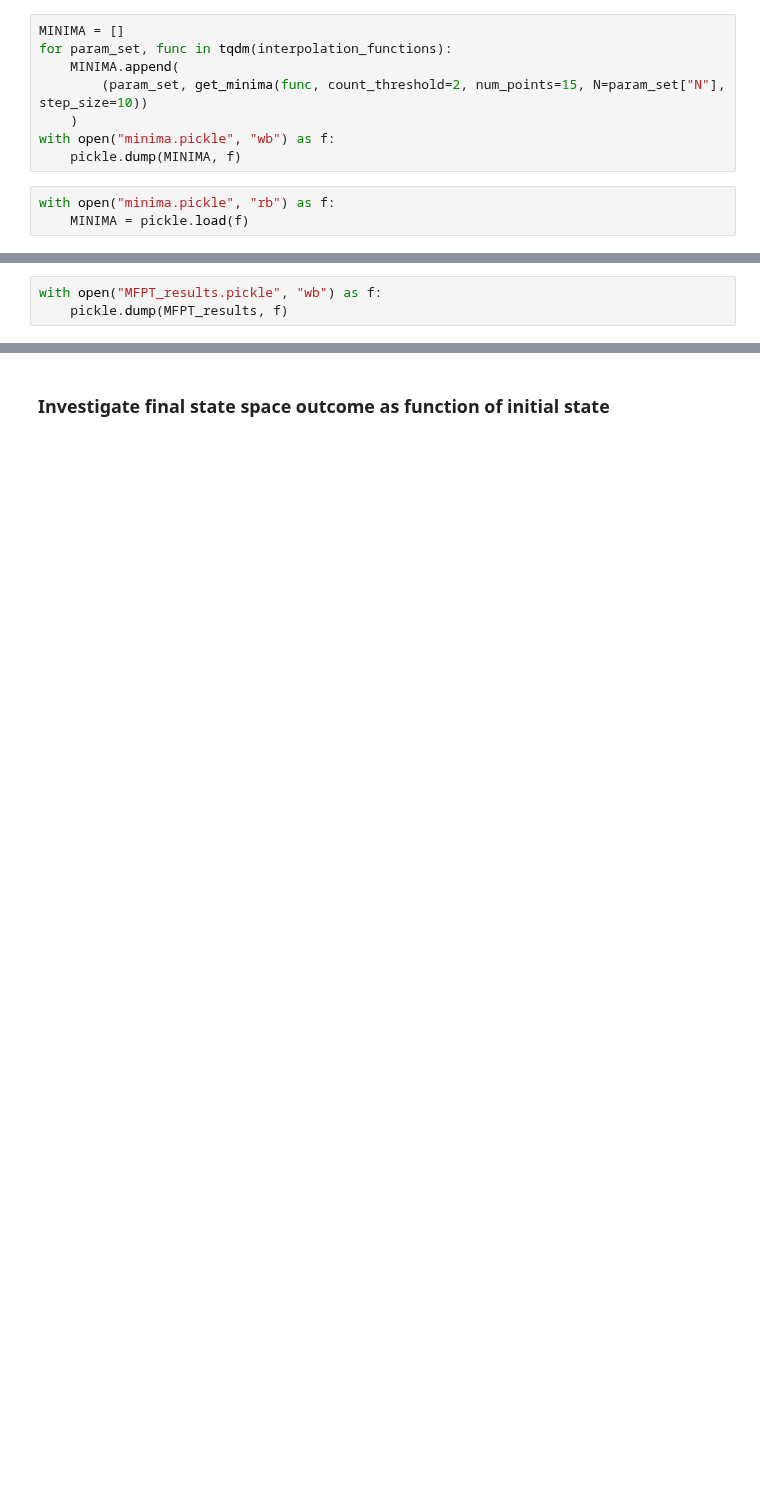
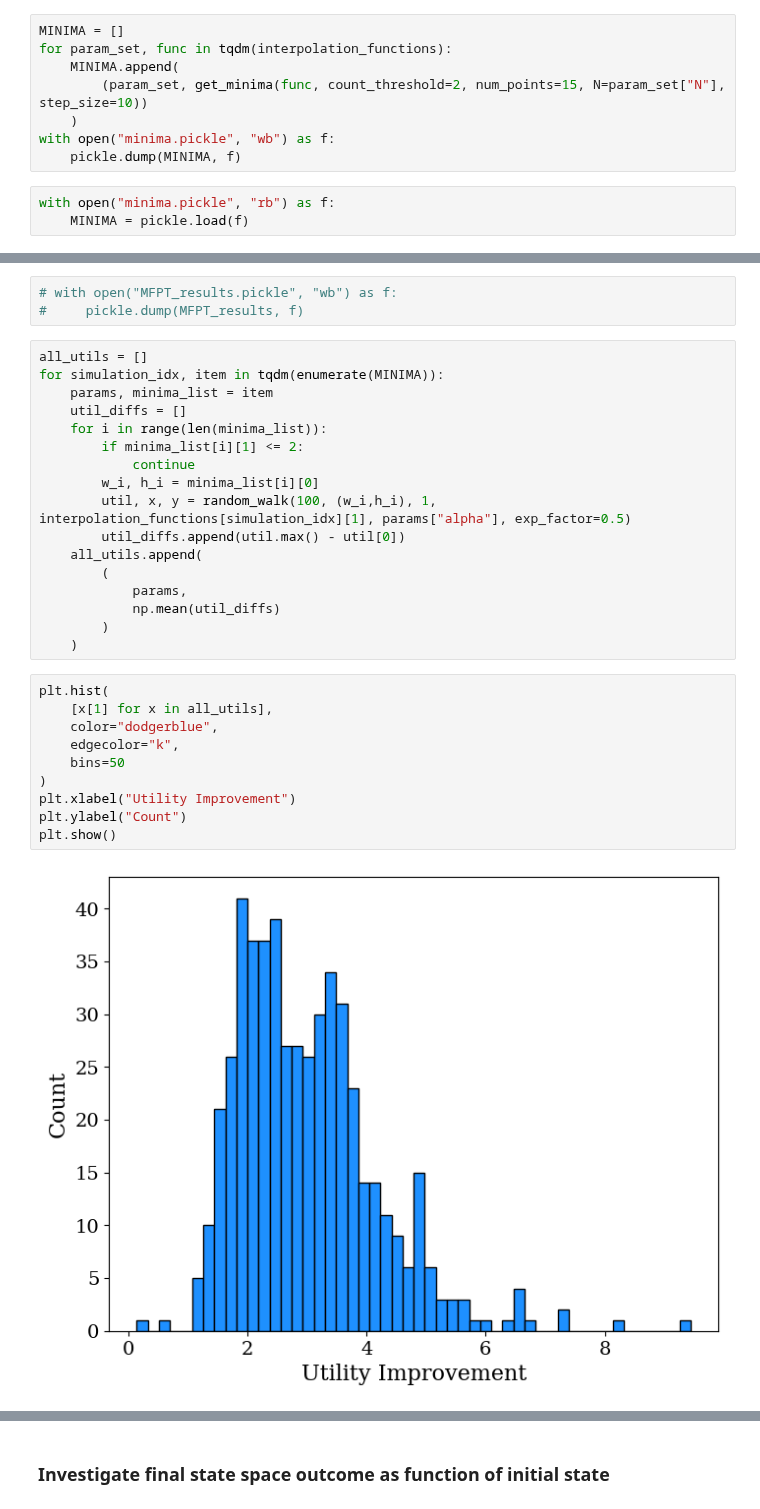
Before and after one commit to charlesaugdupont/cognitive-biases-endogenous-volatility, a Jupyter notebook: SensitivityAnalysis.ipynb, the cells around one changed output, grey strips where cells are left out. Cells and saved outputs as stored; diff of their text form; blank space fills up the shorter version.

```diff
--- a/SensitivityAnalysis.ipynb
+++ b/SensitivityAnalysis.ipynb
@@ -243,3 +301,32 @@ for simulation_idx, item in tqdm(enumerate(MINIMA)):
 # %%
-with open("MFPT_results.pickle", "wb") as f:
-    pickle.dump(MFPT_results, f)
+# with open("MFPT_results.pickle", "wb") as f:
+#     pickle.dump(MFPT_results, f)
+# %%
+all_utils = []
+for simulation_idx, item in tqdm(enumerate(MINIMA)):
+    params, minima_list = item
+    util_diffs = []
+    for i in range(len(minima_list)):
+        if minima_list[i][1] <= 2:
+            continue
+        w_i, h_i = minima_list[i][0]
+        util, x, y = random_walk(100, (w_i,h_i), 1, interpolation_functions[simulation_idx][1], params["alpha"], exp_factor=0.5)
+        util_diffs.append(util.max() - util[0])
+    all_utils.append(
+        (
+            params,
+            np.mean(util_diffs)
+        )
+    )
+# %%
+plt.hist(
+    [x[1] for x in all_utils],
+    color="dodgerblue",
+    edgecolor="k",
+    bins=50
+)
+plt.xlabel("Utility Improvement")
+plt.ylabel("Count")
+plt.show()
+# %% [output]
+[figure, added]
```
Also changed, not shown: parts of 11 cells of this notebook.
